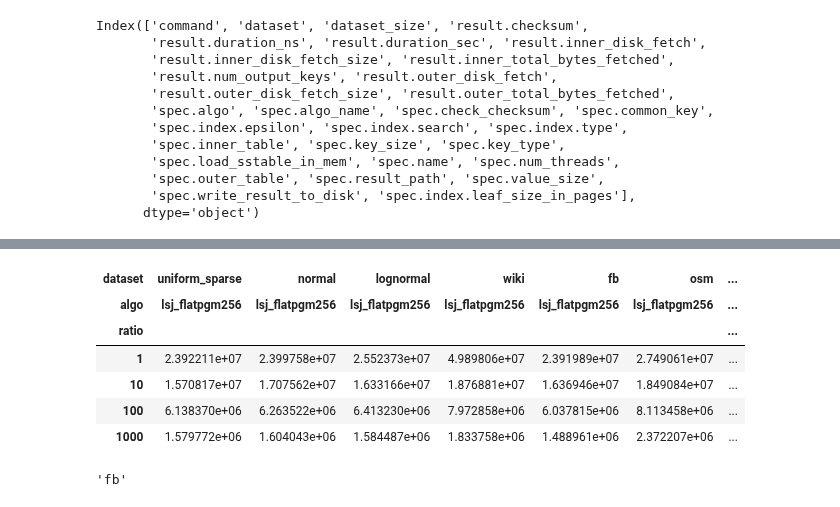
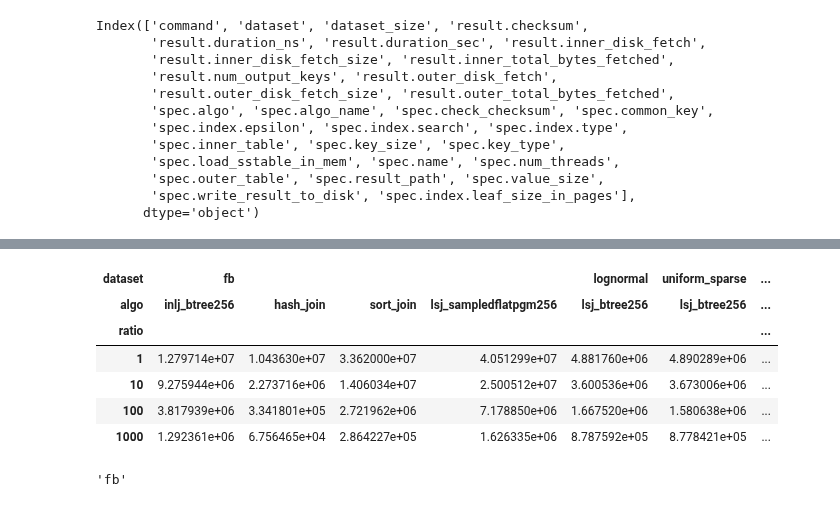
Before and after one commit to saltsystemslab/LearnedJoinDiskExp, a Jupyter notebook: experiments/reports/multithread_report.ipynb, the cells around one changed output, grey strips where cells are left out. Cells and saved outputs as stored; diff of their text form; code cells hidden in the pictures.

```diff
--- a/experiments/reports/multithread_report.ipynb
+++ b/experiments/reports/multithread_report.ipynb
@@ -96,14 +64,14 @@ array(['lsj_sampledflatpgm256', 'inlj_flatpgm4096', 'lsj_btree4096',
 # %%
-rows = duckdb.sql("SELECT ratio, dataset, algo, avg(tput) as v FROM df WHERE algo='lsj_flatpgm256' OR algo='lsj_flatpgm2048' GROUP BY ratio, dataset,algo ORDER BY ratio").df()
+rows = duckdb.sql("SELECT ratio, dataset, algo, avg(tput) as v FROM df GROUP BY ratio, dataset,algo ORDER BY ratio").df()
 rows.pivot(index='ratio', values='v', columns=['dataset', 'algo'])
 # %% [output]
-| dataset | uniform_sparse | normal | lognormal | wiki | fb | osm | ... |
-| algo | lsj_flatpgm256 | lsj_flatpgm256 | lsj_flatpgm256 | lsj_flatpgm256 | lsj_flatpgm256 | lsj_flatpgm256 | ... |
+| dataset | fb |  |  |  | lognormal | uniform_sparse | ... |
+| algo | inlj_btree256 | hash_join | sort_join | lsj_sampledflatpgm256 | lsj_btree256 | lsj_btree256 | ... |
 | ratio |  |  |  |  |  |  | ... |
-| 1 | 2.392211e+07 | 2.399758e+07 | 2.552373e+07 | 4.989806e+07 | 2.391989e+07 | 2.749061e+07 | ... |
-| 10 | 1.570817e+07 | 1.707562e+07 | 1.633166e+07 | 1.876881e+07 | 1.636946e+07 | 1.849084e+07 | ... |
-| 100 | 6.138370e+06 | 6.263522e+06 | 6.413230e+06 | 7.972858e+06 | 6.037815e+06 | 8.113458e+06 | ... |
-| 1000 | 1.579772e+06 | 1.604043e+06 | 1.584487e+06 | 1.833758e+06 | 1.488961e+06 | 2.372207e+06 | ... |
+| 1 | 1.279714e+07 | 1.043630e+07 | 3.362000e+07 | 4.051299e+07 | 4.881760e+06 | 4.890289e+06 | ... |
+| 10 | 9.275944e+06 | 2.273716e+06 | 1.406034e+07 | 2.500512e+07 | 3.600536e+06 | 3.673006e+06 | ... |
+| 100 | 3.817939e+06 | 3.341801e+05 | 2.721962e+06 | 7.178850e+06 | 1.667520e+06 | 1.580638e+06 | ... |
+| 1000 | 1.292361e+06 | 6.756465e+04 | 2.864227e+05 | 1.626335e+06 | 8.787592e+05 | 8.778421e+05 | ... |
 # %%
 # Ratio = 1, epsilon vs duration across multiple threads
 def plot_for_ratio(dataset):
```
Also changed, not shown: parts of 3 cells of this notebook, 21 other files.
